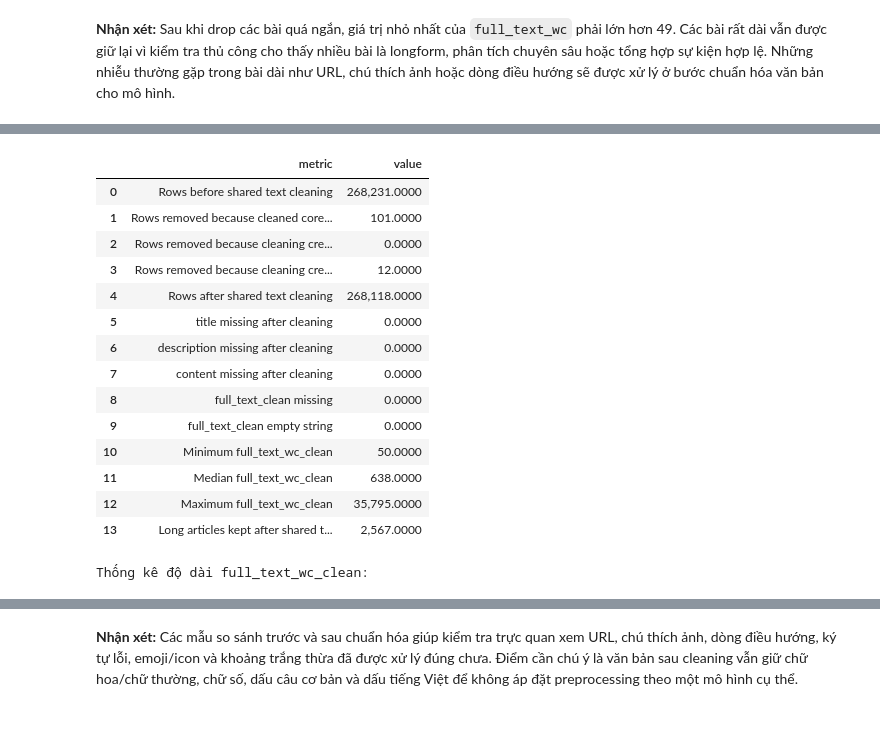
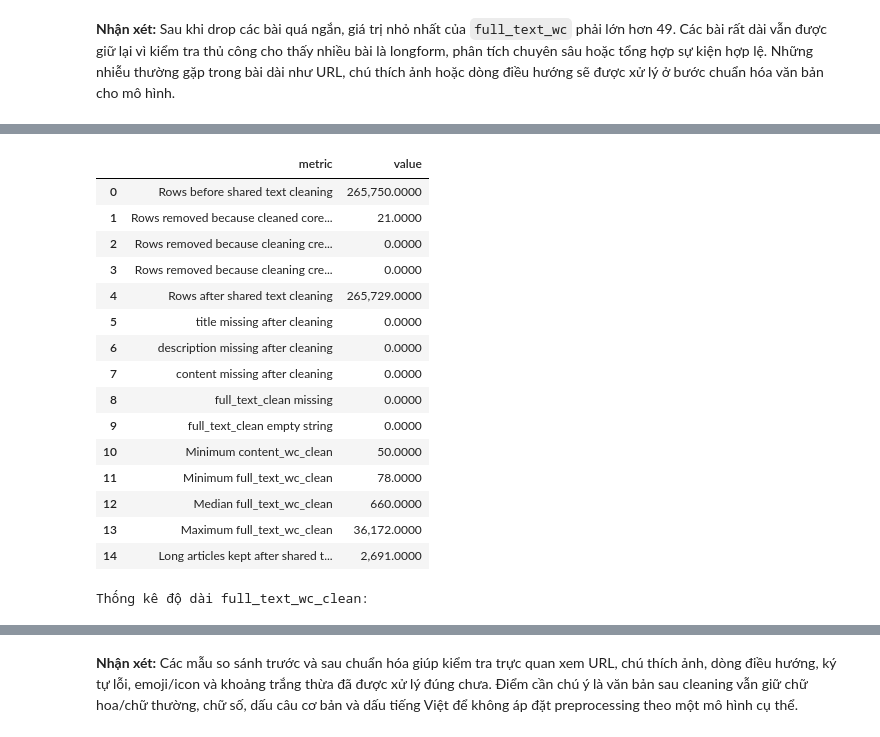
Before and after one commit to Vlus06/VietOnlineNews-Vietnamese-Online-News-Dataset-, a Jupyter notebook: notebook/02_data_cleaning_and_imputation.ipynb, the cells around one changed output, grey strips where cells are left out. Cells and saved outputs as stored; diff of their text form; code cells hidden in the pictures.

```diff
--- a/notebook/02_data_cleaning_and_imputation.ipynb
+++ b/notebook/02_data_cleaning_and_imputation.ipynb
@@ -477,6 +691,9 @@ Tuy nhiên, quá trình kiểm tra thủ công cũng cho thấy một số bài
 Không drop title ngắn hoặc description ngắn riêng lẻ, vì bản chất của tiêu đề và mô tả là ngắn. Không drop content dài nếu bài vẫn hợp lệ.
 # %%
+
 rows_before_length_filter = len(df_clean)
+
+MIN_FULL_TEXT_WORDS = 50
 
 df_clean['full_text'] = (
     df_clean['title'].astype(str)
@@ -494,6 +711,14 @@ df_clean['full_text_wc'] = (
     .str.len()
 )
 
+df_clean['content_wc'] = (
+    df_clean['content']
+    .fillna('')
+    .astype(str)
+    .str.split()
+    .str.len()
+)
+
 print('Thống kê full_text_wc trước xử lý độ dài:')
 display(
     df_clean['full_text_wc']
@@ -501,7 +726,7 @@ display(
     .to_frame('full_text_wc')
 )
 
-short_article_mask = df_clean['full_text_wc'] <= 49
+short_article_mask = df_clean['full_text_wc'] < MIN_FULL_TEXT_WORDS
 short_articles_removed = int(short_article_mask.sum())
 
 df_clean = df_clean.loc[~short_article_mask].copy()
@@ -512,7 +737,7 @@ long_articles_kept = int((df_clean['full_text_wc'] >= 1945).sum())
 length_filter_summary = pd.DataFrame({
     'metric': [
         'Rows before length filtering',
-        'Rows removed because full_text_wc <= 49',
+        f'Rows removed because full_text_wc < {MIN_FULL_TEXT_WORDS}',
         'Rows after length filtering',
         'Long articles kept because full_text_wc >= 1945'
     ],
@@ -534,9 +759,9 @@ if long_articles_kept > 0:
         ].head(10)
     )
 
-remaining_short_articles = int((df_clean['full_text_wc'] <= 49).sum())
+remaining_short_articles = int((df_clean['full_text_wc'] < MIN_FULL_TEXT_WORDS).sum())
 
-print(f'Số bài full_text_wc <= 49 sau xử lý: {remaining_short_articles:,}')
+print(f'Số bài full_text_wc < {MIN_FULL_TEXT_WORDS} sau xử lý: {remaining_short_articles:,}')
 print('Thống kê full_text_wc sau xử lý độ dài:')
 display(
     df_clean['full_text_wc']
@@ -660,8 +885,8 @@ def clean_text_for_shared_dataset(text):
     # URL thường là rác crawl hoặc đường dẫn điều hướng, không phải nội dung ngôn ngữ chính.
     text = re.sub(r'https?://\S+|www\.\S+', ' ', text)
 
-    # Chú thích ảnh/nguồn ảnh thường không phải nội dung chính của bài báo.
-    text = re.sub(r'\b(ẢNH|Ảnh|Nguồn ảnh|Nguồn)\s*:\s*[^\.。\n\r]{0,120}', ' ', text)
+    # Chỉ xóa marker chú thích ảnh/nguồn ảnh để tránh xóa quá tay nội dung đứng sau.
+    text = re.sub(r'\b(ảnh|nguồn ảnh|nguồn)\s*:\s*', ' ', text, flags=re.IGNORECASE)
     text = re.sub(r'\bTrong ảnh\s*:?', ' ', text, flags=re.IGNORECASE)
 
     # Các cụm điều hướng nội bộ của website nếu bị crawl lẫn vào văn bản.
@@ -720,6 +945,14 @@ df_clean['full_text_wc_clean_candidate'] = (
     .str.len()
 )
 
+df_clean['content_wc_clean_candidate'] = (
+    df_clean['content_clean']
+    .fillna('')
+    .astype(str)
+    .str.split()
+    .str.len()
+)
+
 empty_required_text_mask = pd.Series(False, index=df_clean.index)
 
 for clean_col in cleaned_text_cols.values():
@@ -731,7 +964,8 @@ for clean_col in cleaned_text_cols.values():
 
 invalid_clean_core_mask = (
     empty_required_text_mask
-    | (df_clean['full_text_wc_clean_candidate'] <= 49)
+    | (df_clean['content_wc_clean_candidate'] < MIN_CONTENT_WORDS)
+    | (df_clean['full_text_wc_clean_candidate'] < MIN_FULL_TEXT_WORDS)
 )
 
 invalid_clean_core_removed = int(invalid_clean_core_mask.sum())
@@ -746,7 +980,8 @@ for original_col, clean_col in cleaned_text_cols.items():
 
 helper_cols_to_drop = list(cleaned_text_cols.values()) + [
     'full_text_clean_candidate',
-    'full_text_wc_clean_candidate'
+    'full_text_wc_clean_candidate',
+    'content_wc_clean_candidate'
 ]
 df_clean = df_clean.drop(columns=[col for col in helper_cols_to_drop if col in df_clean.columns])
 
@@ -762,6 +997,14 @@ df_clean['full_text_clean'] = df_clean['full_text']
 
 df_clean['full_text_wc_clean'] = (
     df_clean['full_text_clean']
+    .fillna('')
+    .astype(str)
+    .str.split()
+    .str.len()
+)
+
+df_clean['content_wc_clean'] = (
+    df_clean['content']
     .fillna('')
     .astype(str)
     .str.split()
@@ -784,11 +1027,27 @@ clean_label_conflict_keys = clean_label_conflict_group.loc[
 
 if len(clean_label_conflict_keys) > 0:
     clean_label_conflict_key_set = set(map(tuple, clean_label_conflict_keys.to_numpy()))
-    post_clean_label_conflict_mask = df_clean[clean_conflict_subset].apply(tuple, axis=1).isin(
+    post_clean_label_conflict_mask_all_text = df_clean[clean_conflict_subset].apply(tuple, axis=1).isin(
         clean_label_conflict_key_set
     )
 else:
-    post_clean_label_conflict_mask = pd.Series(False, index=df_clean.index)
+    post_clean_label_conflict_mask_all_text = pd.Series(False, index=df_clean.index)
+
+post_clean_content_conflict_group = (
+    df_clean.groupby('content', dropna=False)['category']
+    .nunique()
+    .reset_index(name='n_categories')
+)
+post_clean_content_conflict_values = post_clean_content_conflict_group.loc[
+    post_clean_content_conflict_group['n_categories'] > 1,
+    'content'
+]
+post_clean_label_conflict_mask_content = df_clean['content'].isin(post_clean_content_conflict_values)
+
+post_clean_label_conflict_mask = (
+    post_clean_label_conflict_mask_all_text
+    | post_clean_label_conflict_mask_content
+)
 
 post_clean_label_conflict_removed = int(post_clean_label_conflict_mask.sum())
 
@@ -816,9 +1075,17 @@ df_clean['full_text_wc_clean'] = (
     .str.split()
     .str.len()
 )
+df_clean['content_wc_clean'] = (
+    df_clean['content']
+    .fillna('')
+    .astype(str)
+    .str.split()
+    .str.len()
+)
 
-# Đồng bộ full_text_wc với phiên bản văn bản cuối cùng để các thống kê sau không bị lệch.
+# Đồng bộ full_text_wc/content_wc với phiên bản văn bản cuối cùng để các thống kê sau không bị lệch.
 df_clean['full_text_wc'] = df_clean['full_text_wc_clean']
+df_clean['content_wc'] = df_clean['content_wc_clean']
 
 rows_after_final_text_cleaning = len(df_clean)
 final_text_cleaning_removed = (
@@ -831,10 +1098,12 @@ if len(df_clean) > 0:
     min_wc_clean = int(df_clean['full_text_wc_clean'].min())
     median_wc_clean = float(df_clean['full_text_wc_clean'].median())
     max_wc_clean = int(df_clean['full_text_wc_clean'].max())
+    min_content_wc_clean = int(df_clean['content_wc_clean'].min())
 else:
     min_wc_clean = 0
     median_wc_clean = 0.0
     max_wc_clean = 0
+    min_content_wc_clean = 0
 
 text_clean_check = pd.DataFrame({
     'metric': [
@@ -848,50 +1117,53 @@ text_clean_check = pd.DataFrame({
         'content missing after cleaning',
         'full_text_clean missing',
         'full_text_clean empty string',
+        'Minimum content_wc_clean',
         'Minimum full_text_wc_clean',
         'Median full_text_wc_clean',
         'Maximum full_text_wc_clean',
         'Long articles kept after shared text cleaning'
     ],
     'value': [
         rows_before_final_text_cleaning,
         invalid_clean_core_removed,
         post_clean_label_conflict_removed,
         post_clean_duplicate_content_removed,
         rows_after_final_text_cleaning,
         int(df_clean['title'].isna().sum()),
         int(df_clean['description'].isna().sum()),
         int(df_clean['content'].isna().sum()),
         int(df_clean['full_text_clean'].isna().sum()),
         int((df_clean['full_text_clean'].fillna('').str.strip() == '').sum()),
+        min_content_wc_clean,
         min_wc_clean,
         median_wc_clean,
         max_wc_clean,
         int((df_clean['full_text_wc_clean'] >= 1945).sum())
     ]
 })
 
 display(text_clean_check)
 
 print('Thống kê độ dài full_text_wc_clean:')
 display(
     df_clean['full_text_wc_clean']
     .describe(percentiles=[0.01, 0.05, 0.5, 0.95, 0.99])
 )
 # %% [output]
 |  | metric | value |
-| 0 | Rows before shared text cleaning | 268,231.0000 |
-| 1 | Rows removed because cleaned core... | 101.0000 |
+| 0 | Rows before shared text cleaning | 265,750.0000 |
+| 1 | Rows removed because cleaned core... | 21.0000 |
 | 2 | Rows removed because cleaning cre... | 0.0000 |
-| 3 | Rows removed because cleaning cre... | 12.0000 |
-| 4 | Rows after shared text cleaning | 268,118.0000 |
+| 3 | Rows removed because cleaning cre... | 0.0000 |
+| 4 | Rows after shared text cleaning | 265,729.0000 |
 | 5 | title missing after cleaning | 0.0000 |
 | 6 | description missing after cleaning | 0.0000 |
 | 7 | content missing after cleaning | 0.0000 |
 | 8 | full_text_clean missing | 0.0000 |
 | 9 | full_text_clean empty string | 0.0000 |
-| 10 | Minimum full_text_wc_clean | 50.0000 |
-| 11 | Median full_text_wc_clean | 638.0000 |
-| 12 | Maximum full_text_wc_clean | 35,795.0000 |
-| 13 | Long articles kept after shared t... | 2,567.0000 |
+| 10 | Minimum content_wc_clean | 50.0000 |
+| 11 | Minimum full_text_wc_clean | 78.0000 |
+| 12 | Median full_text_wc_clean | 660.0000 |
+| 13 | Maximum full_text_wc_clean | 36,172.0000 |
+| 14 | Long articles kept after shared t... | 2,691.0000 |
 Thống kê độ dài full_text_wc_clean:
```
Also changed, not shown: parts of 42 cells of this notebook, 18 other files.
